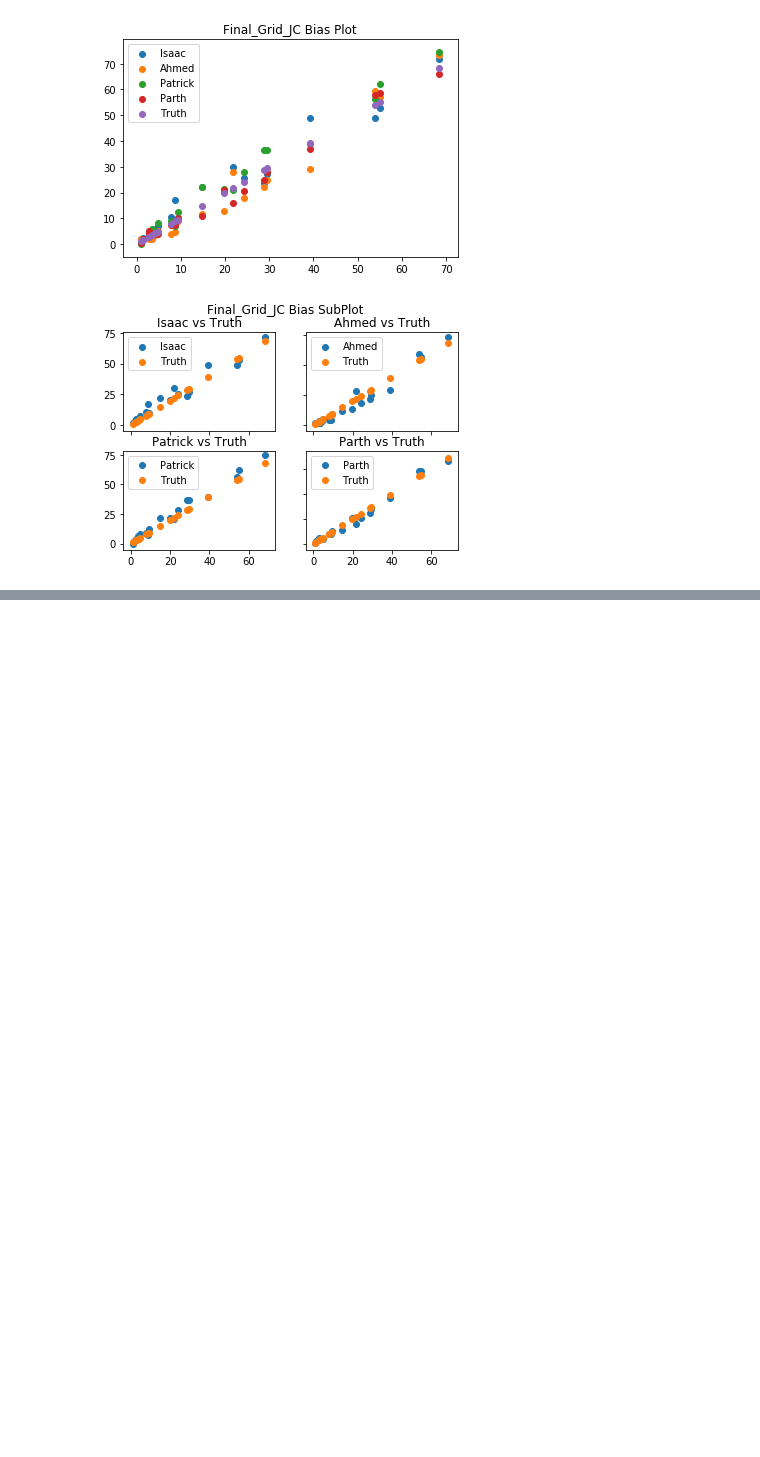
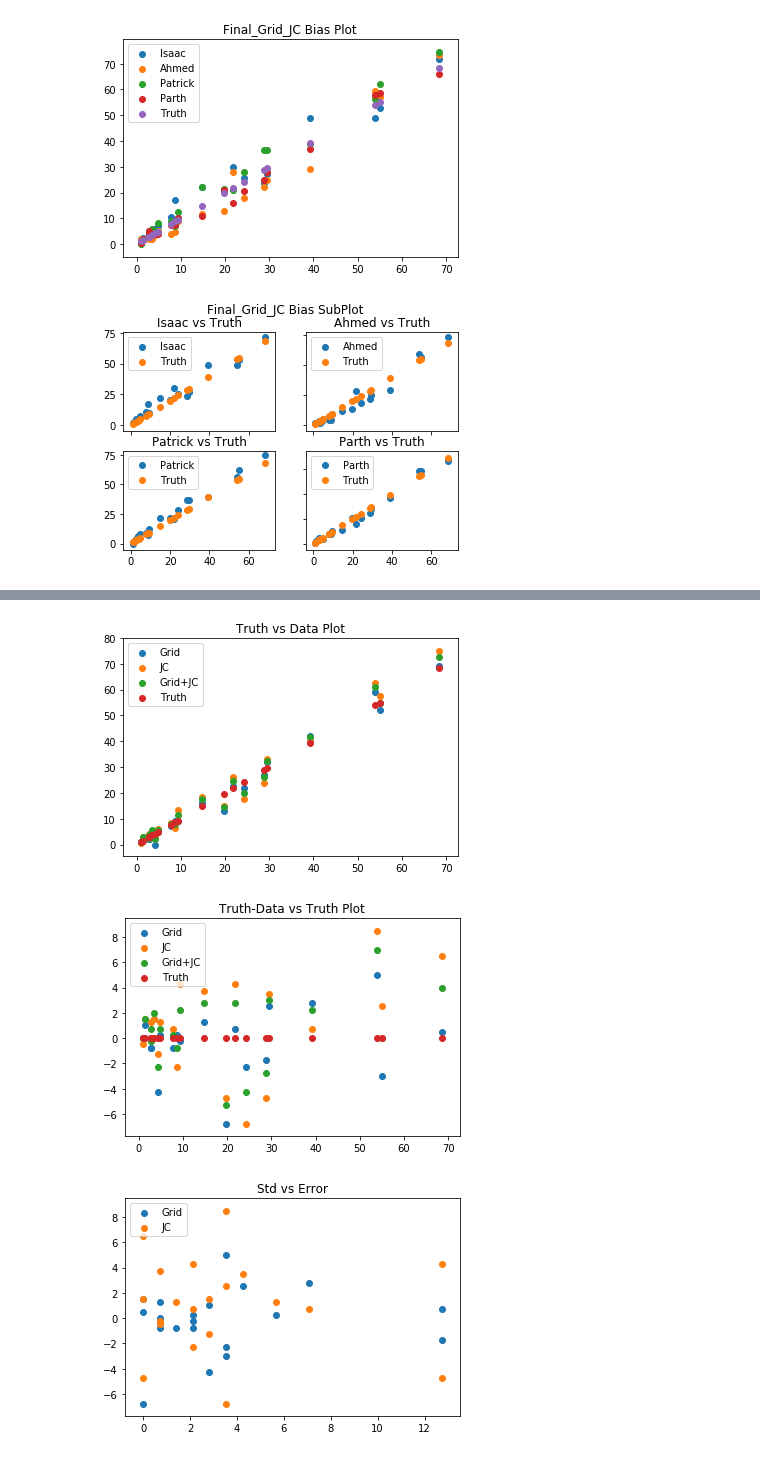
Before and after one commit to Lagaunne-Timotius/Data_Science_Project, a Jupyter notebook: Quality_Control_Analysis.ipynb, the cells around one changed output, grey strips where cells are left out. Cells and saved outputs as stored; diff of their text form; code cells hidden in the pictures; blank space fills up the shorter version.

```diff
--- a/Quality_Control_Analysis.ipynb
+++ b/Quality_Control_Analysis.ipynb
@@ -233,0 +249,52 @@ plt.show()
+# %%
+# 100 points average vs 400 points average
+
+#100pts
+Main_Data=data[data["QC/Main"]=="Main"]
+Average_Main=Main_Data.groupby('Year-Loc-Tape-Order').mean()
+Std_Main=Main_Data.groupby('Year-Loc-Tape-Order').std()
+# print(Average_Main)
+# print(Std_Main['Visual Estimated Percentage'])
+# print(Average_Main)
+
+
+#Visualization Main Data
+import matplotlib.pyplot as plt
+plt.title('Truth vs Data Plot')
+
+plt.scatter(WD_Grid_All,Average_Main['Final Grid Residue Count'],label='Grid')
+plt.scatter(WD_Grid_All,Average_Main['Visual Estimated Percentage'],label='JC')
+plt.scatter(WD_Grid_All,Average_Main['Final Average Residue Count (Grid + Visual)/2'],label='Grid+JC')
+plt.scatter(WD_Grid_All,WD_Grid_All,label='Truth')
+plt.legend(loc='upper left')
+plt.show()
+
+plt.title('Truth-Data vs Truth Plot')
+plt.scatter(WD_Grid_All,Average_Main['Final Grid Residue Count']-WD_Grid_All,label='Grid')
+plt.scatter(WD_Grid_All,Average_Main['Visual Estimated Percentage']-WD_Grid_All,label='JC')
+plt.scatter(WD_Grid_All,Average_Main['Final Average Residue Count (Grid + Visual)/2']-WD_Grid_All,label='Grid+JC')
+plt.scatter(WD_Grid_All,WD_Grid_All-WD_Grid_All,label='Truth')
+plt.legend(loc='upper left')
+plt.show()
+
+plt.title('Std vs Error')
+plt.scatter(Std_Main['Visual Estimated Percentage'],Average_Main['Final Grid Residue Count']-WD_Grid_All,label='Grid')
+plt.scatter(Std_Main['Visual Estimated Percentage'],Average_Main['Visual Estimated Percentage']-WD_Grid_All,label='JC')
+plt.legend(loc='upper left')
+plt.show()
+
+
+# #Visualization
+# import matplotlib.pyplot as plt
+# plt.title('Judgement Call Bias Plot')
+# plt.xlabel('difference with initial grid')
+# plt.ylabel('difference with judgement')
+# plt.scatter(WD_Grid_All-Average_Main['Final Grid Residue Count'],WD_Grid_All-Average_Main['Visual Estimated Percentage'],label='Main')
+
+# plt.legend(loc='upper left')
+
+# plt.show()
+# %% [output]
+[figure, added]
+[figure, added]
+[figure, added]
```
Also changed, not shown: parts of 2 cells of this notebook.
